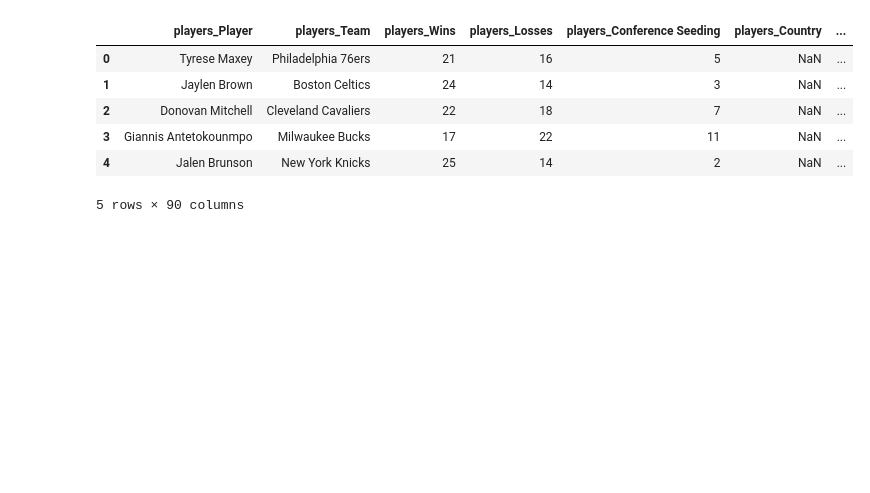
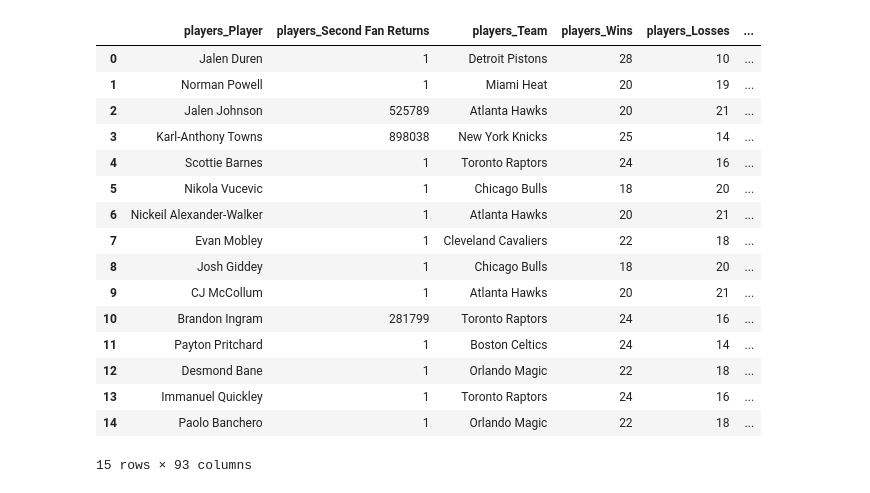
Before and after one commit to thejjserg/basketball-analytics, a Jupyter notebook: Assignments/Assignment-7_Visualization-and-Insight-Communication.ipynb, the cells around one changed output. Saved outputs shown, nothing was run; the diff lists cells and outputs as text; code cells hidden in the pictures; blank space fills up the shorter version.

```diff
--- a/Assignments/Assignment-7_Visualization-and-Insight-Communication.ipynb
+++ b/Assignments/Assignment-7_Visualization-and-Insight-Communication.ipynb
@@ -149,10 +224,63 @@ def usage (fga, fta, tov, tm_mp, mp, tm_fga, tm_fta, tm_tov, gp, tm_gp):
+# %%
+# Filter Out the Dataset for Eligible Players
+
+# Players that are 11th Seed or Higher
+players_teams_opponents = players_teams_opponents[
+    players_teams_opponents["players_Conference Seeding"] < 11
+]
+
+# Players that Played at Least 30 Games
+players_teams_opponents = players_teams_opponents[
+    players_teams_opponents["players_G"] >= 30
+]
+
+# Players that Have at Least 20% Usage Rates
+players_teams_opponents = players_teams_opponents[
+    players_teams_opponents["players_USG"] >= 0.2
+]
+
+# Players that Have at Least 56% TS%
+players_teams_opponents = players_teams_opponents[
+    players_teams_opponents["players_TS%"] >= 54
+]
+
+# Players that Have Less Than 1M Fan Votes
+# Data Has at Least 1 Vote for Every Player
+# Filter Out Probable Starters
+players_teams_opponents = players_teams_opponents[
+    players_teams_opponents["players_Second Fan Returns"] <= 1000000
+]
+# %%
+# Clean Up Table
+players_teams_opponents = (
+    players_teams_opponents
+        .sort_values(by="players_Conference Seeding", ascending=True)
+        .reset_index(drop=True)
+)
+# %%
+# Clean Up Table
+players_teams_opponents = (
+    players_teams_opponents
+        .sort_values(by="players_TS%", ascending=False)
+        .reset_index(drop=True)
+)
 # %%
-players_teams_opponents.head()
+players_teams_opponents
 # %% [output]
-|  | players_Player | players_Team | players_Wins | players_Losses | players_Conference Seeding | players_Country | ... |
-| 0 | Tyrese Maxey | Philadelphia 76ers | 21 | 16 | 5 | NaN | ... |
-| 1 | Jaylen Brown | Boston Celtics | 24 | 14 | 3 | NaN | ... |
-| 2 | Donovan Mitchell | Cleveland Cavaliers | 22 | 18 | 7 | NaN | ... |
-| 3 | Giannis Antetokounmpo | Milwaukee Bucks | 17 | 22 | 11 | NaN | ... |
-| 4 | Jalen Brunson | New York Knicks | 25 | 14 | 2 | NaN | ... |
+|  | players_Player | players_Second Fan Returns | players_Team | players_Wins | players_Losses | ... |
+| 0 | Jalen Duren | 1 | Detroit Pistons | 28 | 10 | ... |
+| 1 | Norman Powell | 1 | Miami Heat | 20 | 19 | ... |
+| 2 | Jalen Johnson | 525789 | Atlanta Hawks | 20 | 21 | ... |
+| 3 | Karl-Anthony Towns | 898038 | New York Knicks | 25 | 14 | ... |
+| 4 | Scottie Barnes | 1 | Toronto Raptors | 24 | 16 | ... |
+| 5 | Nikola Vucevic | 1 | Chicago Bulls | 18 | 20 | ... |
+| 6 | Nickeil Alexander-Walker | 1 | Atlanta Hawks | 20 | 21 | ... |
+| 7 | Evan Mobley | 1 | Cleveland Cavaliers | 22 | 18 | ... |
+| 8 | Josh Giddey | 1 | Chicago Bulls | 18 | 20 | ... |
+| 9 | CJ McCollum | 1 | Atlanta Hawks | 20 | 21 | ... |
+| 10 | Brandon Ingram | 281799 | Toronto Raptors | 24 | 16 | ... |
+| 11 | Payton Pritchard | 1 | Boston Celtics | 24 | 14 | ... |
+| 12 | Desmond Bane | 1 | Orlando Magic | 22 | 18 | ... |
+| 13 | Immanuel Quickley | 1 | Toronto Raptors | 24 | 16 | ... |
+| 14 | Paolo Banchero | 1 | Orlando Magic | 22 | 18 | ... |
-5 rows × 90 columns
+15 rows × 93 columns
```
Also changed, not shown: parts of 24 cells of this notebook, 6 other files.
